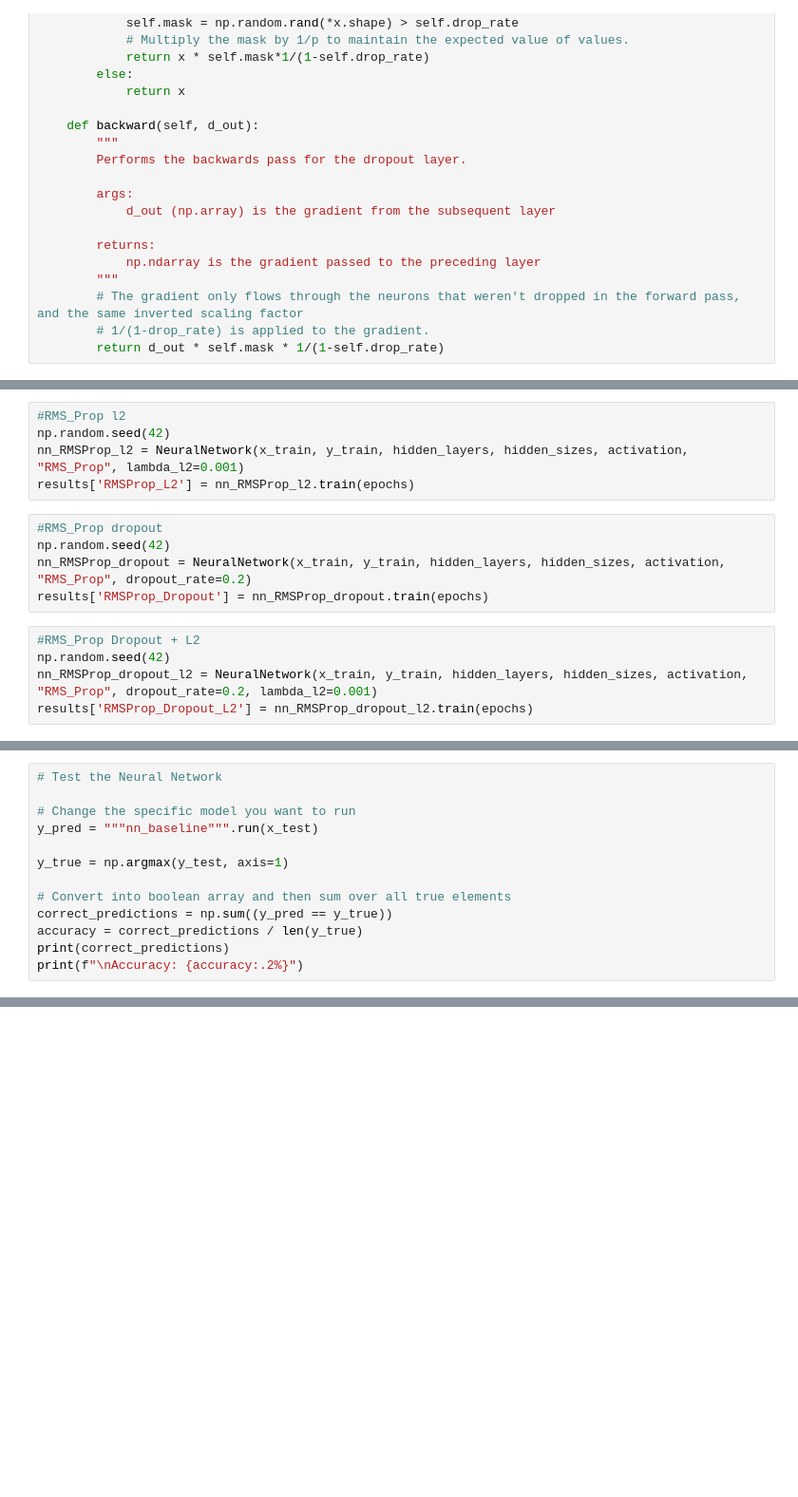
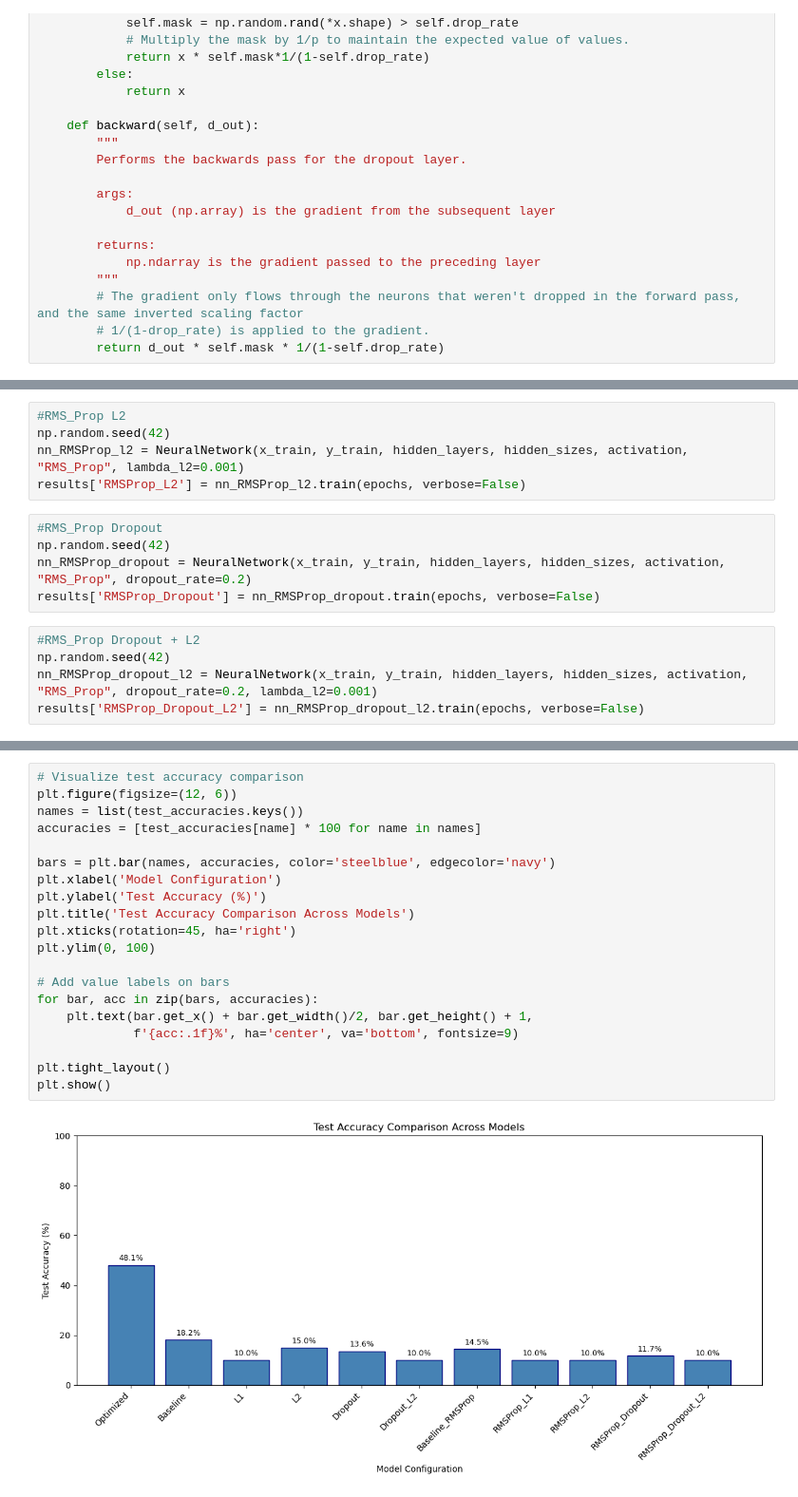
Before and after one commit to ZH0555/PMAI-Group-5, a Jupyter notebook: src/NeuralNet.ipynb, the cells around one changed output, grey strips where cells are left out. Shown at 95% size. Saved outputs shown, nothing was run; the diff lists cells and outputs as text; blank space fills up the shorter version.

```diff
--- a/src/NeuralNet.ipynb
+++ b/src/NeuralNet.ipynb
@@ -486,18 +722,18 @@ results['RMSProp_L1'] = nn_RMSProp_l1.train(epochs)
 # %%
-#RMS_Prop l2
+#RMS_Prop L2
 np.random.seed(42)
 nn_RMSProp_l2 = NeuralNetwork(x_train, y_train, hidden_layers, hidden_sizes, activation, "RMS_Prop", lambda_l2=0.001)
-results['RMSProp_L2'] = nn_RMSProp_l2.train(epochs)
+results['RMSProp_L2'] = nn_RMSProp_l2.train(epochs, verbose=False)
 # %%
-#RMS_Prop dropout
+#RMS_Prop Dropout
 np.random.seed(42)
 nn_RMSProp_dropout = NeuralNetwork(x_train, y_train, hidden_layers, hidden_sizes, activation, "RMS_Prop", dropout_rate=0.2)
-results['RMSProp_Dropout'] = nn_RMSProp_dropout.train(epochs)
+results['RMSProp_Dropout'] = nn_RMSProp_dropout.train(epochs, verbose=False)
 # %%
 #RMS_Prop Dropout + L2
 np.random.seed(42)
 nn_RMSProp_dropout_l2 = NeuralNetwork(x_train, y_train, hidden_layers, hidden_sizes, activation, "RMS_Prop", dropout_rate=0.2, lambda_l2=0.001)
-results['RMSProp_Dropout_L2'] = nn_RMSProp_dropout_l2.train(epochs)
+results['RMSProp_Dropout_L2'] = nn_RMSProp_dropout_l2.train(epochs, verbose=False)
 # %%
 
 #plotting
@@ -526,13 +761,0 @@ Testing
-# %%
-# Test the Neural Network
-
-# Change the specific model you want to run
-y_pred = """nn_baseline""".run(x_test)
-
-y_true = np.argmax(y_test, axis=1)
-
-# Convert into boolean array and then sum over all true elements
-correct_predictions = np.sum((y_pred == y_true))
-accuracy = correct_predictions / len(y_true)
-print(correct_predictions)
-print(f"\nAccuracy: {accuracy:.2%}")
@@ -542,0 +809,22 @@ Accuracy: 42.31%
+# %%
+# Visualize test accuracy comparison
+plt.figure(figsize=(12, 6))
+names = list(test_accuracies.keys())
+accuracies = [test_accuracies[name] * 100 for name in names]
+
+bars = plt.bar(names, accuracies, color='steelblue', edgecolor='navy')
+plt.xlabel('Model Configuration')
+plt.ylabel('Test Accuracy (%)')
+plt.title('Test Accuracy Comparison Across Models')
+plt.xticks(rotation=45, ha='right')
+plt.ylim(0, 100)
+
+# Add value labels on bars
+for bar, acc in zip(bars, accuracies):
+    plt.text(bar.get_x() + bar.get_width()/2, bar.get_height() + 1,
+             f'{acc:.1f}%', ha='center', va='bottom', fontsize=9)
+
+plt.tight_layout()
+plt.show()
+# %% [output]
+[figure, added]
```
Also changed, not shown: parts of 22 cells of this notebook.
